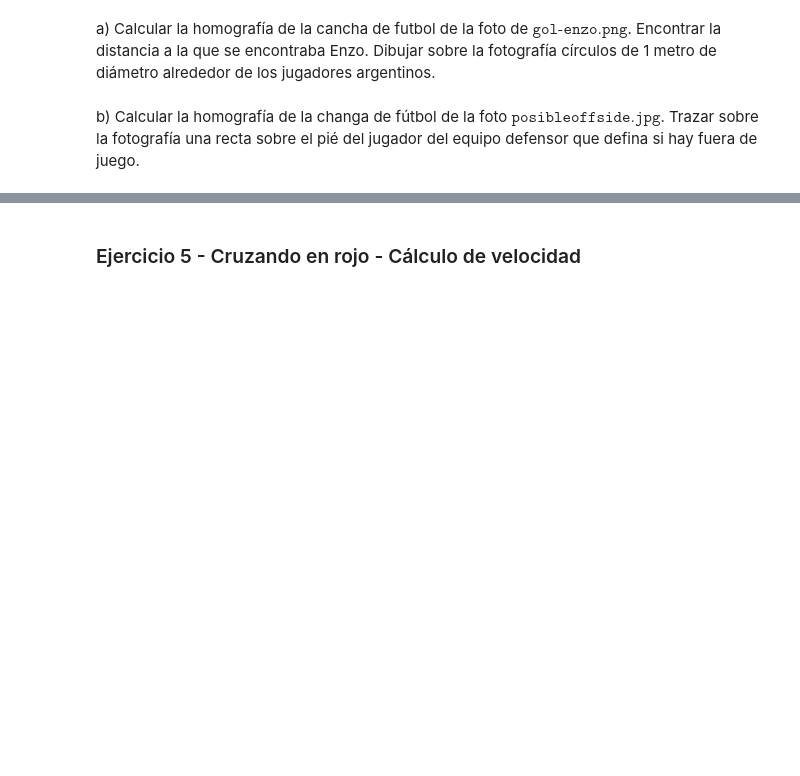
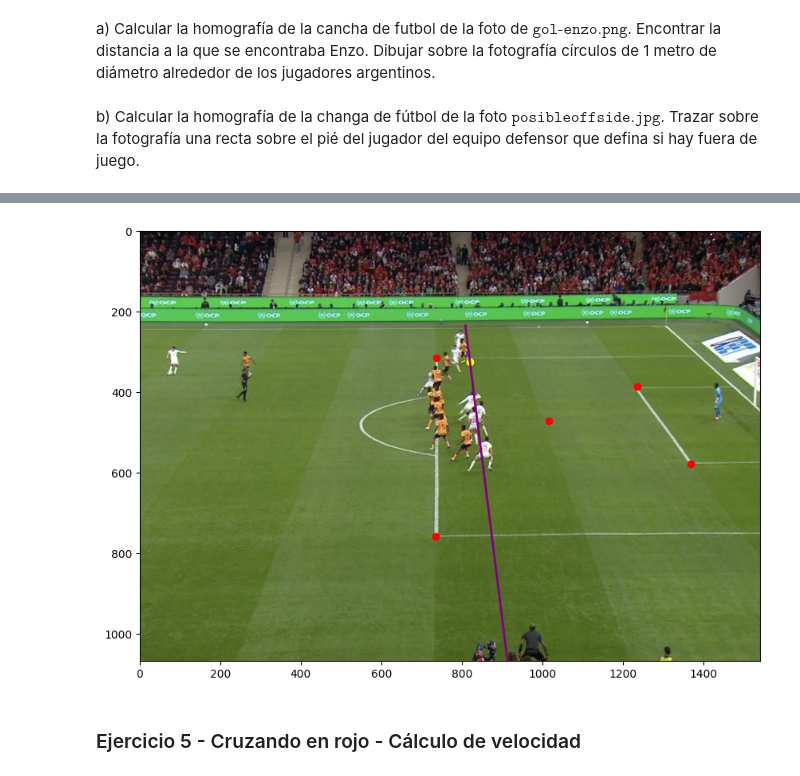
Before and after one commit to vicky-lima/tp_ALC, a Jupyter notebook: template-alumnos/grupo_XX_TP.ipynb, the cells around one changed output, grey strips where cells are left out. Drawn from its saved outputs; the diff is of its cells as text; code cells hidden in the pictures; blank space fills up the shorter version.

```diff
--- a/template-alumnos/grupo_XX_TP.ipynb
+++ b/template-alumnos/grupo_XX_TP.ipynb
@@ -282,3 +380,39 @@ b) Calcular la homografía de la changa de fútbol de la foto $\texttt{posibleof
+# %%
+Q_offside = obtenerQ2d(puntos_img_offside,puntos_obj_offside)
+H_offside = obtener_H(Q_offside)
+H_offside_inversa = inversa(H_offside)
+pos_defensor_aux = calcularAx(H_offside_inversa, punto_defensor) #en el estadio azteca
+
+#Como obtener_H te devuelve un vector escalado, dividimos por lambda para que la ultima coordenada quede 1
+pos_defensor = pos_defensor_aux / pos_defensor_aux[2]
+
+#Estamos en el estadio azteca
+V_defensor, U_defensor = pos_defensor[0]/pos_defensor[2], pos_defensor[1]/pos_defensor[2]
+extremos_obj = [np.array([0,U_defensor,1]),np.array([68,U_defensor,1])]
+
+#Pasamos a la img
+extremos_img = []
+
+for extremo in extremos_obj:
+    X = calcularAx(H_offside, extremo)
+    X =  X/X[2]
+
+    extremos_img += [[X[0],X[1]]]
+
+extremos_img = np.array(extremos_img)
+
+img = cv2.imread('C:/Users/vlima/Documents/Ciencia De Datos/Algebra_Lineal_Computacional/tp_ALC/template-alumnos/futbol/test-fuera-de-juego.png')
+img = img[:,:,::-1]
+plt.figure(figsize=(12,7))
+plt.imshow(img)
+plt.plot(extremos_img[:,0],extremos_img[:,1],c='purple',linewidth=2)
+plt.scatter(puntos_img_offside[:,0], puntos_img_offside[:,1],c='r')
+plt.scatter(punto_defensor[0],punto_defensor[1],c='yellow')
+plt.xlim(0,img.shape[1])
+plt.ylim(img.shape[0],0)
+plt.show()
+# %% [output]
+[figure, added]
 # %% [markdown]
 ### Ejercicio 5 - Cruzando en rojo - Cálculo de velocidad
 # %% [markdown]
```
Also changed, not shown: parts of 6 cells of this notebook.
